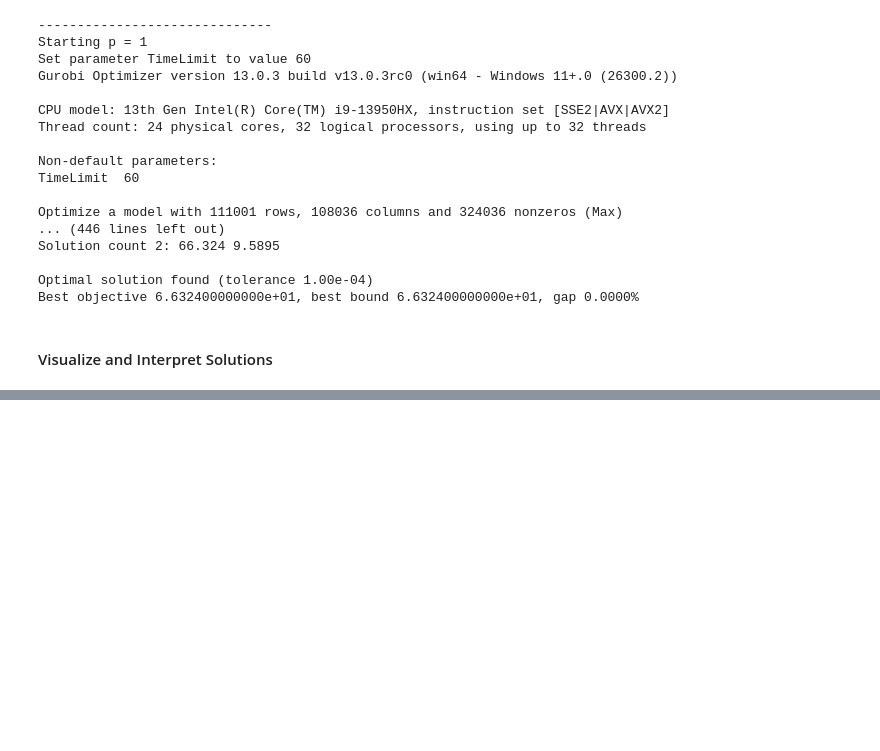
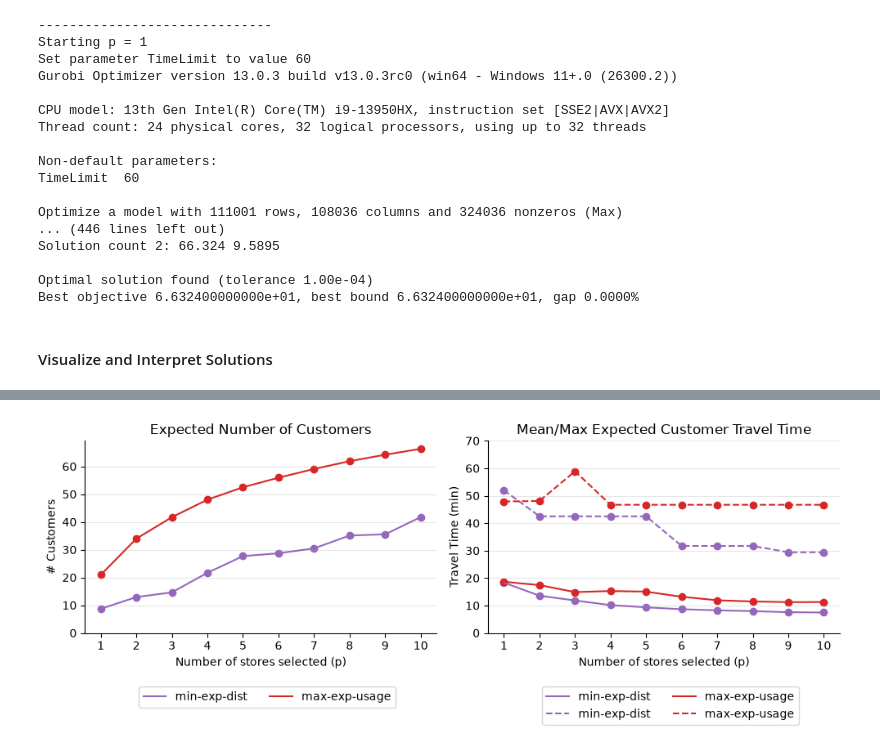
Before and after one commit to humnasul/orie5380_travel_optimizer, a Jupyter notebook: ORIE5380_Project_Notebook.ipynb, the cells around one changed output, grey strips where cells are left out. Saved outputs shown, nothing was run; the diff lists cells and outputs as text; code cells hidden in the pictures; blank space fills up the shorter version.

```diff
--- a/ORIE5380_Project_Notebook.ipynb
+++ b/ORIE5380_Project_Notebook.ipynb
@@ -942,43 +941,53 @@ KeyError: ''
 # %%
 # The code below produces a plot of the expected number of customers average and worst-case customer travel distance
 # for the two models incorporating predictions for each value of p
+
+# Expected number of customers using the service: sum_i Ps[i, assigned store of i]
+for model in ["min-exp-dist", "max-exp-usage"]:
+    for p in p_range:
+        col = '{}-p{}'.format(model, p)
+        pos = stores.index.get_indexer(customers[col])   # store ID -> column position in Ps
+        results_df.loc[(model, p), 'exp_customers'] = Ps[np.arange(M), pos].sum()
+
 # TODO: Change the constants below to the correct columns in results_df for the expected number of customers and expected
 #       average and worst-case distance columns changing the title/label columns if you used different units
-EXP_CUSTOMER_COL = ''
-MEAN_DIST_COL = ''
-MAX_DIST_COL = ''
+EXP_CUSTOMER_COL = 'exp_customers'
+MEAN_DIST_COL = 'mean_time'
+MAX_DIST_COL = 'max_time'
 
 CUSTOMERS_TITLE, CUSTOMERS_YLABEL, CUSTOMERS_XLABEL = ('Expected Number of Customers', '# Customers', 'Number of stores selected (p)')
 EXP_DIST_TITLE, EXP_DIST_YLABEL, EXP_DIST_XLABEL = ('Mean/Max Expected Customer Travel Time', 'Travel Time (min)', 'Number of stores selected (p)')
 
 # Create the figure
 fig = plt.figure(figsize=(10,4))
 
 # Expected customers
 plt.subplot(1,2,1)
 for model in model_colors.keys():
     res = results_df.loc[model]
 
     plt.plot(res.index, res[EXP_CUSTOMER_COL], color=model_colors[model], label=model)
     plt.scatter(res.index, res[EXP_CUSTOMER_COL], color=model_colors[model])
 
 format_plot(title=CUSTOMERS_TITLE, ylabel=CUSTOMERS_YLABEL, xlabel=CUSTOMERS_XLABEL, legend_bbox=(0.9, -0.25))
 
 # Expected travel distance
 plt.subplot(1,2,2)
 for model in model_colors.keys():
     res = results_df.loc[model]
 
     # Average customer travel time
     plt.plot(res.index, res[MEAN_DIST_COL], color=model_colors[model], label=model)
     plt.scatter(res.index, res[MEAN_DIST_COL], color=model_colors[model])
 
     # Worst-case customer travel time
     plt.plot(res.index, res[MAX_DIST_COL], color=model_colors[model], linestyle='--', label=model)
     plt.scatter(res.index, res[MAX_DIST_COL], color=model_colors[model])
 
 format_plot(title=EXP_DIST_TITLE, ylabel=EXP_DIST_YLABEL, xlabel=EXP_DIST_XLABEL, legend_bbox=(0.9, -0.25))
-plt.ylim([0,50])
+plt.ylim([0,70])
 plt.show()
+# %% [output]
+[figure, added]
 # %%
 # TODO: Set the solution column below to visualize selected stores and the closest customer to each store for a specific solution
```
Also changed, not shown: parts of 7 cells of this notebook.
